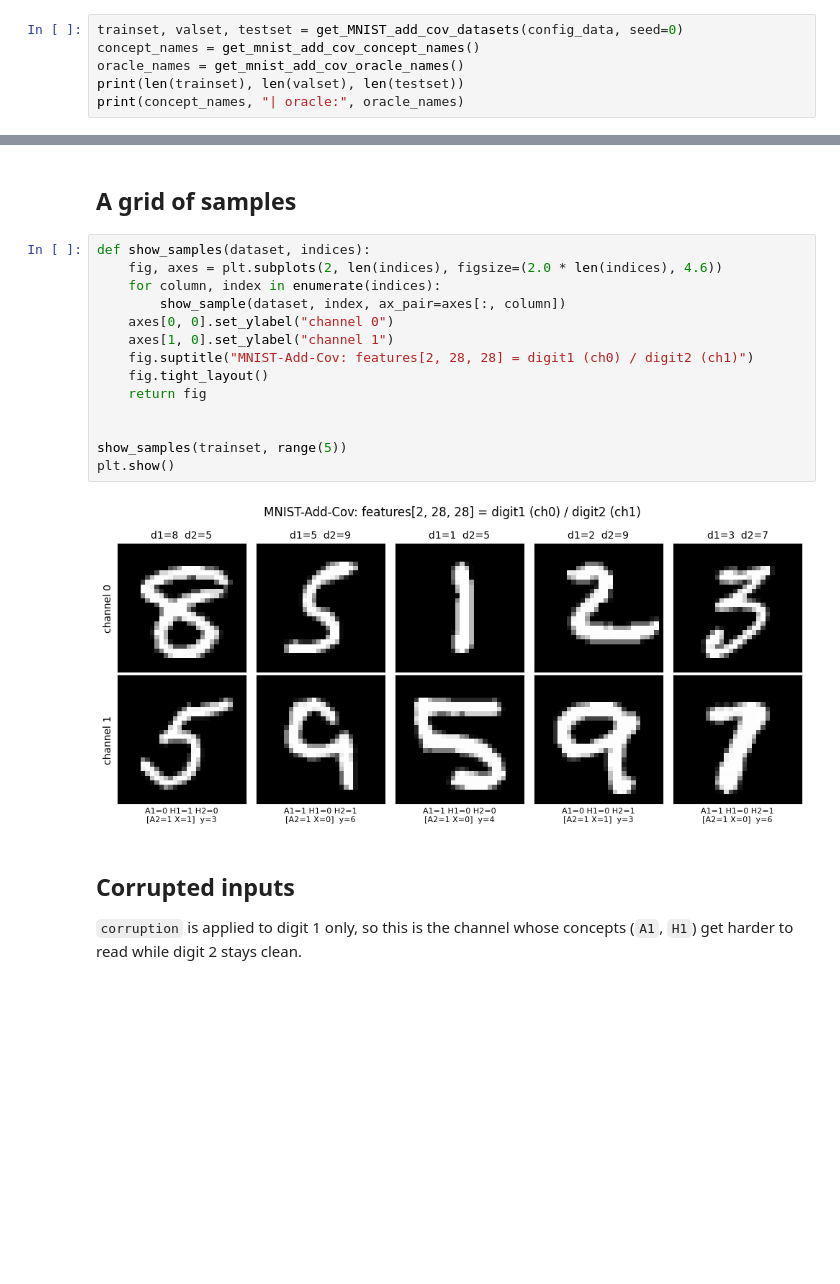
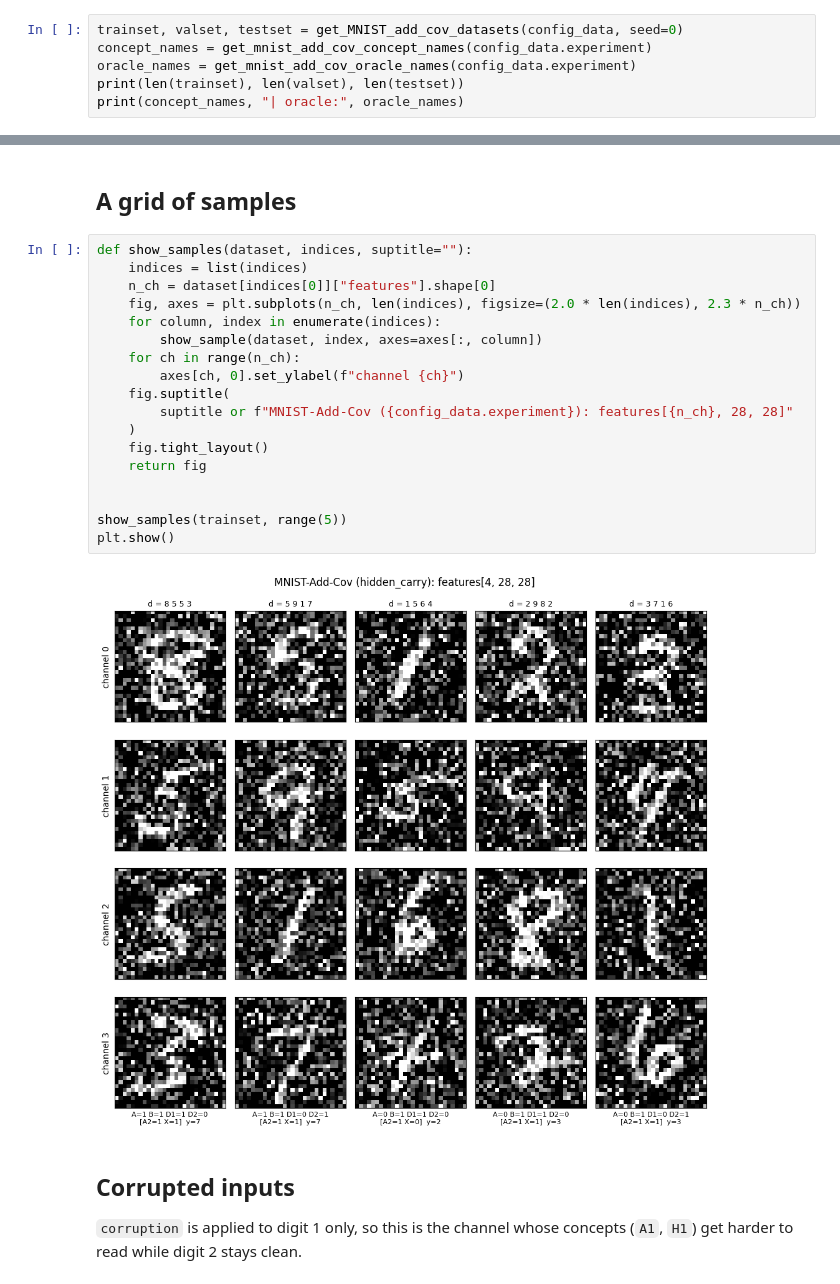
Before and after one commit to stephenmarcou/SCBM_implementation, a Jupyter notebook: mnist_add_analysis.ipynb, the cells around one changed output, grey strips where cells are left out. Saved outputs shown, nothing was run; the diff lists cells and outputs as text; blank space fills up the shorter version.

```diff
--- a/mnist_add_analysis.ipynb
+++ b/mnist_add_analysis.ipynb
@@ -46,7 +47,7 @@ save_concept_and_residual_channel: false
 # %%
 trainset, valset, testset = get_MNIST_add_cov_datasets(config_data, seed=0)
-concept_names = get_mnist_add_cov_concept_names()
-oracle_names = get_mnist_add_cov_oracle_names()
+concept_names = get_mnist_add_cov_concept_names(config_data.experiment)
+oracle_names = get_mnist_add_cov_oracle_names(config_data.experiment)
 print(len(trainset), len(valset), len(testset))
 print(concept_names, "| oracle:", oracle_names)
 # %% [output]
@@ -112,21 +118,25 @@ plt.show()
 # %% [markdown]
 ## A grid of samples
 # %%
-def show_samples(dataset, indices):
-    fig, axes = plt.subplots(2, len(indices), figsize=(2.0 * len(indices), 4.6))
+def show_samples(dataset, indices, suptitle=""):
+    indices = list(indices)
+    n_ch = dataset[indices[0]]["features"].shape[0]
+    fig, axes = plt.subplots(n_ch, len(indices), figsize=(2.0 * len(indices), 2.3 * n_ch))
     for column, index in enumerate(indices):
-        show_sample(dataset, index, ax_pair=axes[:, column])
-    axes[0, 0].set_ylabel("channel 0")
-    axes[1, 0].set_ylabel("channel 1")
-    fig.suptitle("MNIST-Add-Cov: features[2, 28, 28] = digit1 (ch0) / digit2 (ch1)")
+        show_sample(dataset, index, axes=axes[:, column])
+    for ch in range(n_ch):
+        axes[ch, 0].set_ylabel(f"channel {ch}")
+    fig.suptitle(
+        suptitle or f"MNIST-Add-Cov ({config_data.experiment}): features[{n_ch}, 28, 28]"
+    )
     fig.tight_layout()
     return fig
 
 
 show_samples(trainset, range(5))
 plt.show()
 # %% [output]
-[figure, old version]
+[figure, new version]
 # %% [markdown]
 ## Corrupted inputs
 
```
Also changed, not shown: parts of 13 cells of this notebook, 6 other files.
